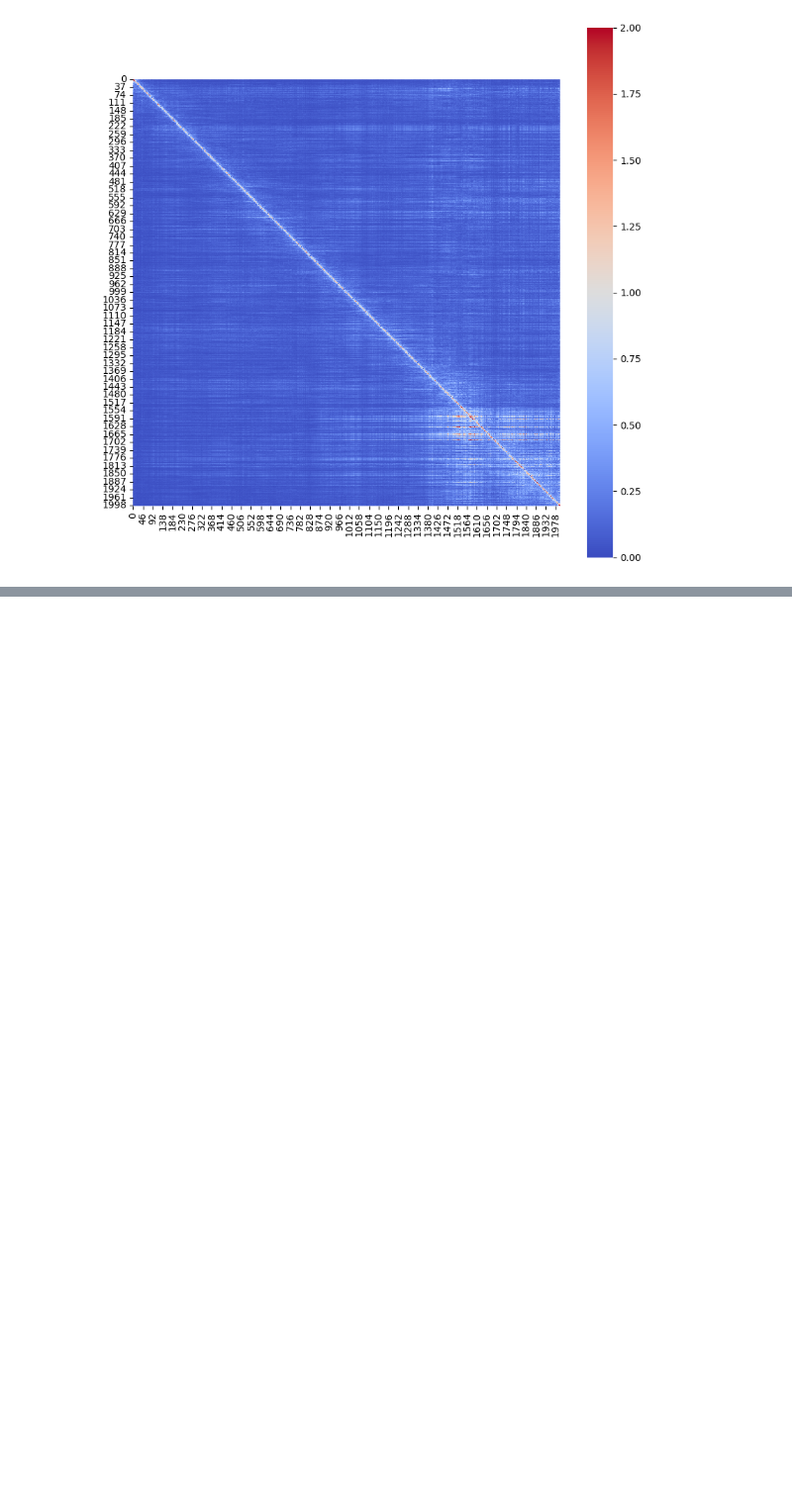
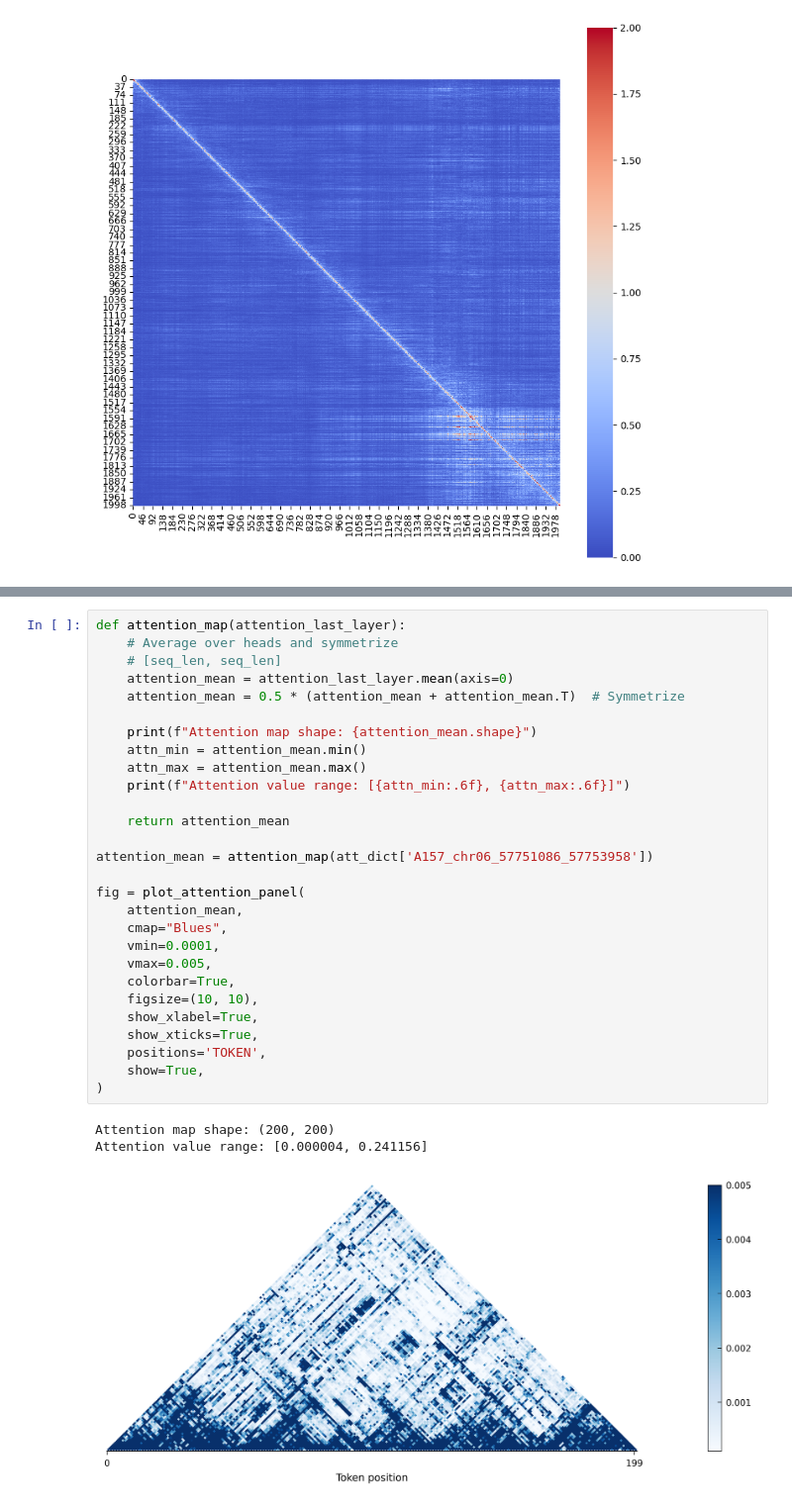
Before and after one commit to jkfo002/Finetune_NTv3, a Jupyter notebook: test.ipynb, the cells around one changed output, grey strips where cells are left out. Shown at 99% size. Saved outputs shown, nothing was run; the diff lists cells and outputs as text; blank space fills up the shorter version.

```diff
--- a/test.ipynb
+++ b/test.ipynb
@@ -359,0 +559,32 @@ plot_map(dep_map, vmax=2)
+# %%
+def attention_map(attention_last_layer):
+    # Average over heads and symmetrize
+    # [seq_len, seq_len]
+    attention_mean = attention_last_layer.mean(axis=0)
+    attention_mean = 0.5 * (attention_mean + attention_mean.T)  # Symmetrize
+
+    print(f"Attention map shape: {attention_mean.shape}")
+    attn_min = attention_mean.min()
+    attn_max = attention_mean.max()
+    print(f"Attention value range: [{attn_min:.6f}, {attn_max:.6f}]")
+
+    return attention_mean
+
+attention_mean = attention_map(att_dict['A157_chr06_57751086_57753958'])
+
+fig = plot_attention_panel(
+    attention_mean,
+    cmap="Blues",
+    vmin=0.0001,
+    vmax=0.005,
+    colorbar=True,
+    figsize=(10, 10),
+    show_xlabel=True,
+    show_xticks=True,
+    positions='TOKEN',
+    show=True,
+)
+# %% [output]
+Attention map shape: (200, 200)
+Attention value range: [0.000004, 0.241156]
+[figure, added]
```
Also changed, not shown: parts of 7 cells of this notebook, 4 other files.
